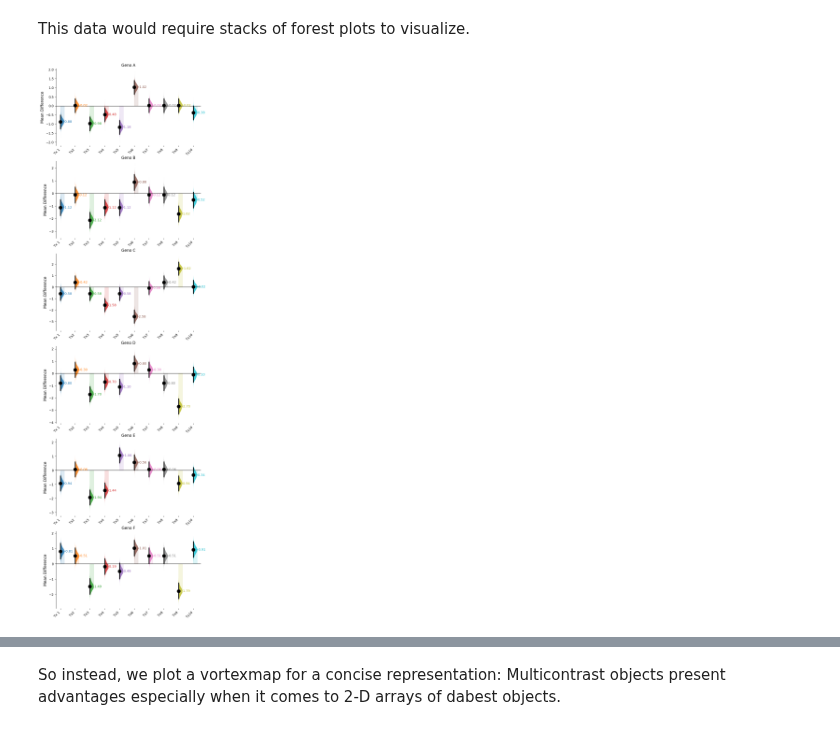
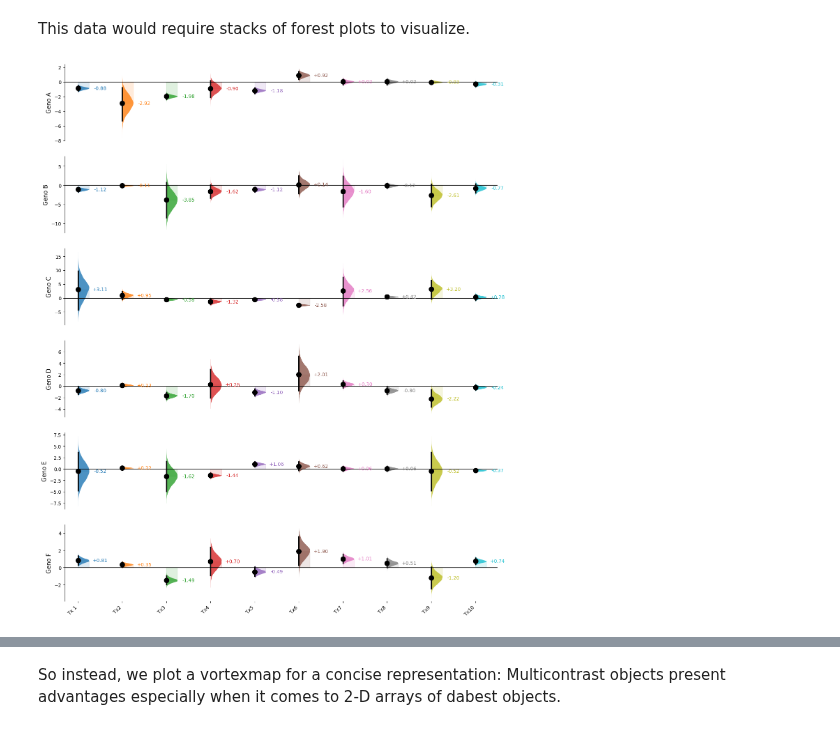
Before and after one commit to ACCLAB/DABEST-python, a Jupyter notebook: nbs/tutorials/10-multicontrast.ipynb, the cells around one changed output, grey strips where cells are left out. Saved outputs shown, nothing was run; the diff lists cells and outputs as text; code cells hidden in the pictures.

```diff
--- a/nbs/tutorials/10-multicontrast.ipynb
+++ b/nbs/tutorials/10-multicontrast.ipynb
@@ -55,18 +58,18 @@ Let's say you have a transcriptomics experiment where you investigate the effect
 dabest_objects_2d = [[None for _ in range(10)] for _ in range(6)]
 labels_2d = ["Tx 1", "Tx2", "Tx3", "Tx4", "Tx5", "Tx6", "Tx7", "Tx8", "Tx9" , "Tx10"]
 row_labels_2d = ["Geno A", "Geno B", "Geno C", "Geno D", "Geno E", "Geno F"]
-second_quarter_adjustment_2d = [[.9, 0, 1, .5, 1.2, -1, 0,0, 0, .4],
+second_quarter_adjustment_2d = [[.9, 2, 2, .5, 1.2, -1, 0,0, 0, .4],
              [1, 0, 2, 1, 1, -1, 0,0, 1.5, .4],
              [1, 0, 1, 2, 1, 3, .5,0, -1.2, .4],
              [1.1, 0, 2, 1, 1.4, -0.5, 0,1.1, 3, .4],
              [1, 0, 2, 1.5, -1, -0.5, 0,0, 1, .4],
-             [-.3, 0, 2, .7, 1, -0.5, 0,0, 2.3, -.4],
+             [-.3, 0, 2, .7, 1, -0.5, -0.5,0, 2.3, -.4],
                                 ]
-scale2_2d = [[1, 10, 1, 1000, 1, 2, 1,1, 0, .4],
-             [1, 0, 8, 3, 1, 4, 7,1, 1000, 2],
-             [15, 3, 1, 2, 1, 1, 90,1, 7, 2],
-             [1, 0, 1, 330, 1, 6,1,1, 3, .4],
-             [90, 0, 700, 1, 1, 2,1,1, 90, .4],
+scale2_2d = [[1, 10, 1, 5, 1, 2, 1,1, 0, .4],
+             [1, 0, 8, 3, 1, 4, 7,1, 5, 2],
+             [15, 3, 1, 2, 1, 1, 11,1, 7, 2],
+             [1, 0, 1, 5, 1, 6,1,1, 3, .4],
+             [9, 0, 7, 1, 1, 2,1,1, 9, .4],
              [1, 0, 1, 4, 1, 4,1,1, 3, .4],
              ]
 seeds = [1, 1000, 20, 9999, 109, 5320]
@@ -75,7 +78,7 @@ for i in range(len(row_labels_2d)):
     for j in range(len(labels_2d)):
         df = create_delta_dataset(seed=seeds[i],
                                   second_quarter_adjustment=second_quarter_adjustment_2d[i][j],
-                                  third_quarter_adjustment=-0.1,
+                                  third_quarter_adjustment=-0.1, scale2=scale2_2d[i][j],
                                  initial_loc = 0)
         dabest_objects_2d[i][j] = dabest.load(data=df,
                        x=["Genotype", "Genotype"],
@@ -92,13 +95,16 @@ MultiContrast(2D: 6x10, effect_size='hedges_g', contrast_type='delta2')
 # %% [markdown]
 This data would require stacks of forest plots to visualize.
 # %%
-multiforest, axes = plt.subplots(6, 1, figsize=(8, 30))
+multiforest, axes = plt.subplots(6, 1, figsize=(16, 20))
 for i in range(6):
     multi_1d = combine(dabest_objects_2d[i], labels_2d, effect_size="hedges_g")
     fig_forest = multi_1d.forest_plot(
         effect_size="mean_diff",
         ci_type="bca",  labels = labels_2d, ax = axes[i]
     )
-    axes[i].set_title(row_labels_2d[i])
+    axes[i].set_ylabel(row_labels_2d[i])
+    if i != 5:
+        axes[i].set_xlabel('')
+        axes[i].set_xticks([])
 # %% [output]
-[figure, old version]
+[figure, new version]
```
Also changed, not shown: parts of 3 cells of this notebook, 4 other files.
